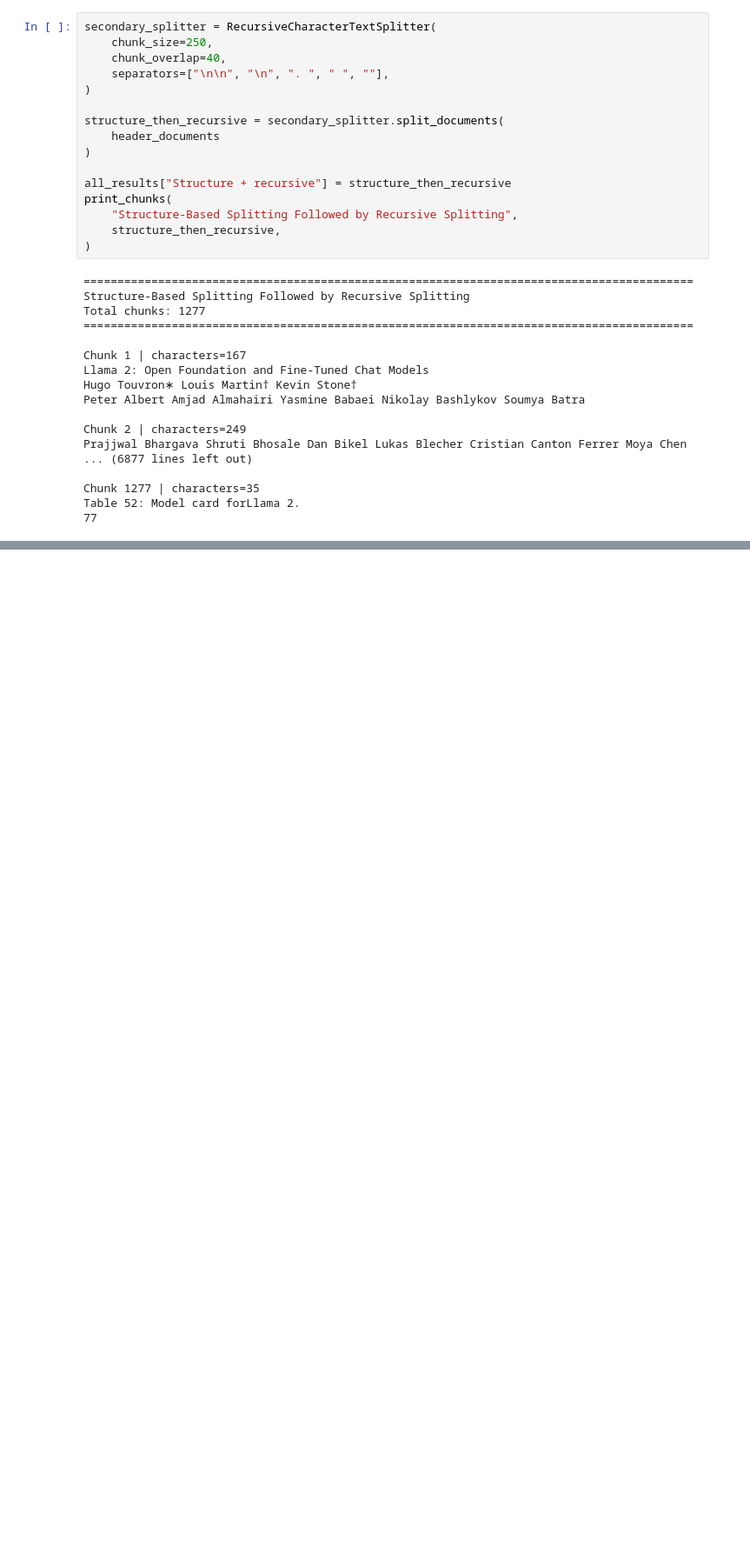
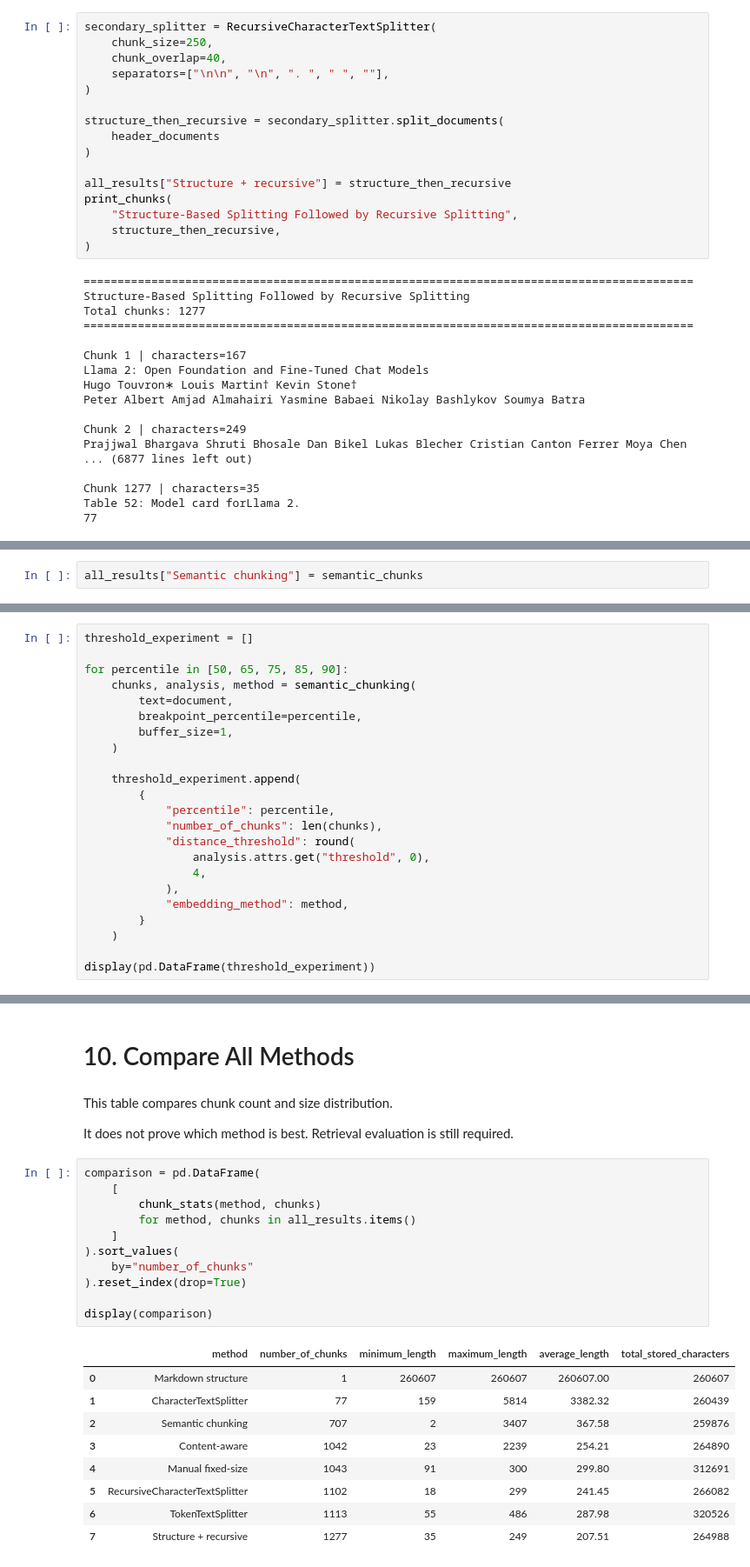
Before and after one commit to Rakesh5699/Gen-AI_notes, a Jupyter notebook: 10_Rag/05_Chunking/01_Chunking_Methods.ipynb, the cells around one changed output, grey strips where cells are left out. Shown at 87% size. Saved outputs shown, nothing was run; the diff lists cells and outputs as text; blank space fills up the shorter version.

```diff
--- a/10_Rag/05_Chunking/01_Chunking_Methods.ipynb
+++ b/10_Rag/05_Chunking/01_Chunking_Methods.ipynb
@@ -775,0 +960,2 @@ Table 52: Model card forLlama 2.
+# %%
+all_results["Semantic chunking"] = semantic_chunks
@@ -775,0 +998,23 @@ Table 52: Model card forLlama 2.
+# %%
+threshold_experiment = []
+
+for percentile in [50, 65, 75, 85, 90]:
+    chunks, analysis, method = semantic_chunking(
+        text=document,
+        breakpoint_percentile=percentile,
+        buffer_size=1,
+    )
+
+    threshold_experiment.append(
+        {
+            "percentile": percentile,
+            "number_of_chunks": len(chunks),
+            "distance_threshold": round(
+                analysis.attrs.get("threshold", 0),
+                4,
+            ),
+            "embedding_method": method,
+        }
+    )
+
+display(pd.DataFrame(threshold_experiment))
@@ -775,0 +1028,27 @@ Table 52: Model card forLlama 2.
+# %% [markdown]
+# 10. Compare All Methods
+# %% [markdown]
+This table compares chunk count and size distribution.
+
+It does not prove which method is best. Retrieval evaluation is still required.
+# %%
+comparison = pd.DataFrame(
+    [
+        chunk_stats(method, chunks)
+        for method, chunks in all_results.items()
+    ]
+).sort_values(
+    by="number_of_chunks"
+).reset_index(drop=True)
+
+display(comparison)
+# %% [output]
+|  | method | number_of_chunks | minimum_length | maximum_length | average_length | total_stored_characters |
+| 0 | Markdown structure | 1 | 260607 | 260607 | 260607.00 | 260607 |
+| 1 | CharacterTextSplitter | 77 | 159 | 5814 | 3382.32 | 260439 |
+| 2 | Semantic chunking | 707 | 2 | 3407 | 367.58 | 259876 |
+| 3 | Content-aware | 1042 | 23 | 2239 | 254.21 | 264890 |
+| 4 | Manual fixed-size | 1043 | 91 | 300 | 299.80 | 312691 |
+| 5 | RecursiveCharacterTextSplitter | 1102 | 18 | 299 | 241.45 | 266082 |
+| 6 | TokenTextSplitter | 1113 | 55 | 486 | 287.98 | 320526 |
+| 7 | Structure + recursive | 1277 | 35 | 249 | 207.51 | 264988 |
```
Also changed, not shown: parts of 16 cells of this notebook, 29 other files.
